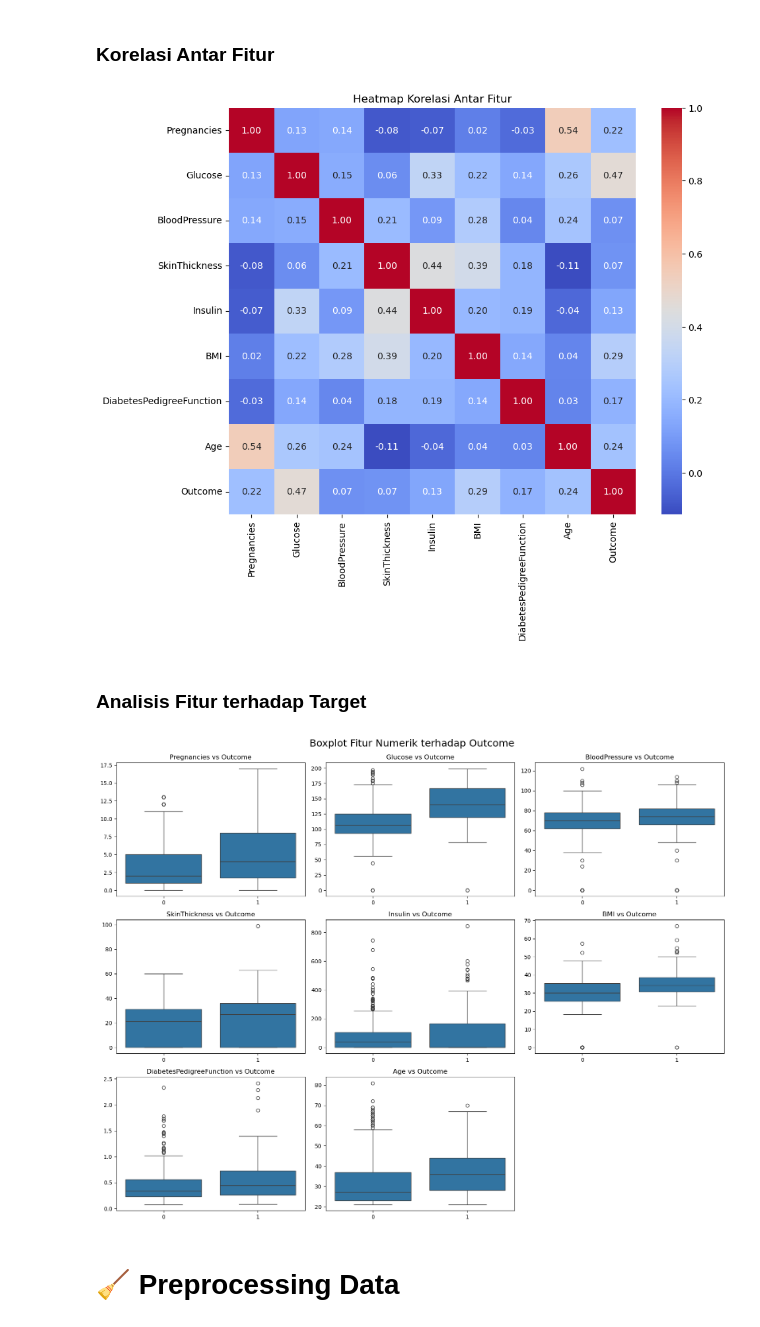
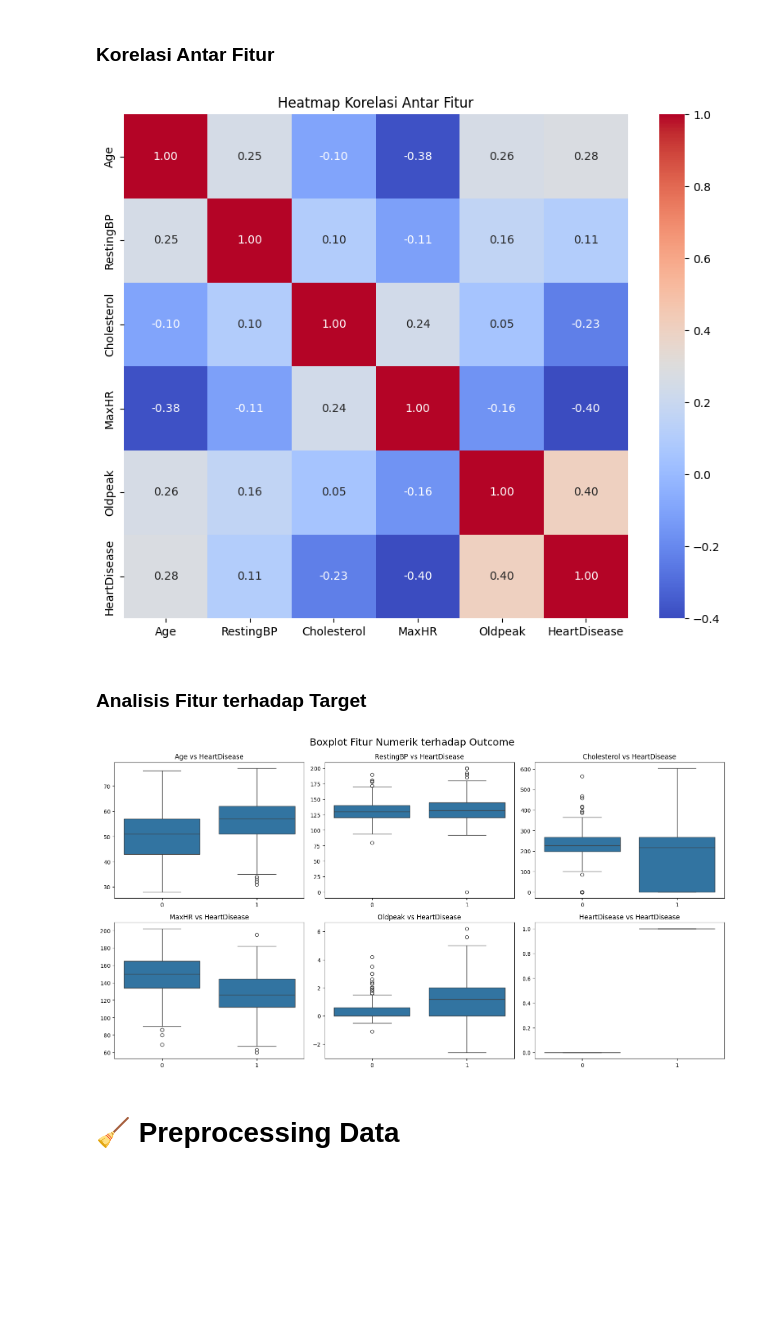
Before and after one commit to fairuztsn/yet-another-tubes-dka, a Jupyter notebook: main.ipynb, the cells around one changed output. Cells and saved outputs as stored; diff of their text form; code cells hidden in the pictures; blank space fills up the shorter version.

```diff
--- a/main.ipynb
+++ b/main.ipynb
@@ -22,6 +22,6 @@ from sklearn.model_selection import train_test_split
 # %% [markdown]
 # Read CSV
 # %%
-data = pd.read_csv("diabetes.csv")
+data = pd.read_csv("heart.csv")
 data.head()
 # %% [output]
@@ -52,4 +52,4 @@ Jumlah kolom: 9
 # %%
-target = "Outcome"
+target = "HeartDisease"
 data[target].head()
 # %% [output]
@@ -108,8 +120,8 @@ dtype: int64
 # %% [markdown]
 ### Distribusi Fitur
 # %%
-numerical_cols = ['Pregnancies', 'Glucose', 'BloodPressure', 'SkinThickness',
-                  'Insulin', 'BMI', 'DiabetesPedigreeFunction', 'Age']
+numerical_cols = ['Age', 'RestingBP', 'Cholesterol', 'MaxHR', 'Oldpeak',
+       'HeartDisease']
 
 plt.figure(figsize=(16, 12))  # Ukuran canvas
 
@@ -147,32 +159,29 @@ plt.show()
 ### Korelasi Antar Fitur
 # %%
 plt.figure(figsize=(10, 8))
-corr = data.corr()
+corr = data[numerical_cols].corr()
 sns.heatmap(corr, annot=True, cmap='coolwarm', fmt=".2f", square=True)
 plt.title("Heatmap Korelasi Antar Fitur")
 plt.show()
 # %% [output]
-[figure, old version]
+[figure, new version]
 # %% [markdown]
 ### Analisis Fitur terhadap Target
 # %%
-numerical_cols = ['Pregnancies', 'Glucose', 'BloodPressure', 'SkinThickness',
-                  'Insulin', 'BMI', 'DiabetesPedigreeFunction', 'Age']
-
 plt.figure(figsize=(16, 12))  # Ukuran canvas
 
 for i, col in enumerate(numerical_cols, 1):
     plt.subplot(3, 3, i)  # Grid subplot 3 baris x 3 kolom
-    sns.boxplot(x='Outcome', y=col, data=data)
-    plt.title(f'{col} vs Outcome')
+    sns.boxplot(x=target, y=col, data=data)
+    plt.title(f'{col} vs {target}')
     plt.xlabel('')
     plt.ylabel('')
 
 plt.tight_layout()
 plt.suptitle("Boxplot Fitur Numerik terhadap Outcome", fontsize=18, y=1.02)
 plt.show()
 # %% [output]
-[figure, old version]
+[figure, new version]
 # %% [markdown]
 # 🧹 Preprocessing Data
 # %%
```
Also changed, not shown: parts of 29 cells of this notebook, 1 other file.
